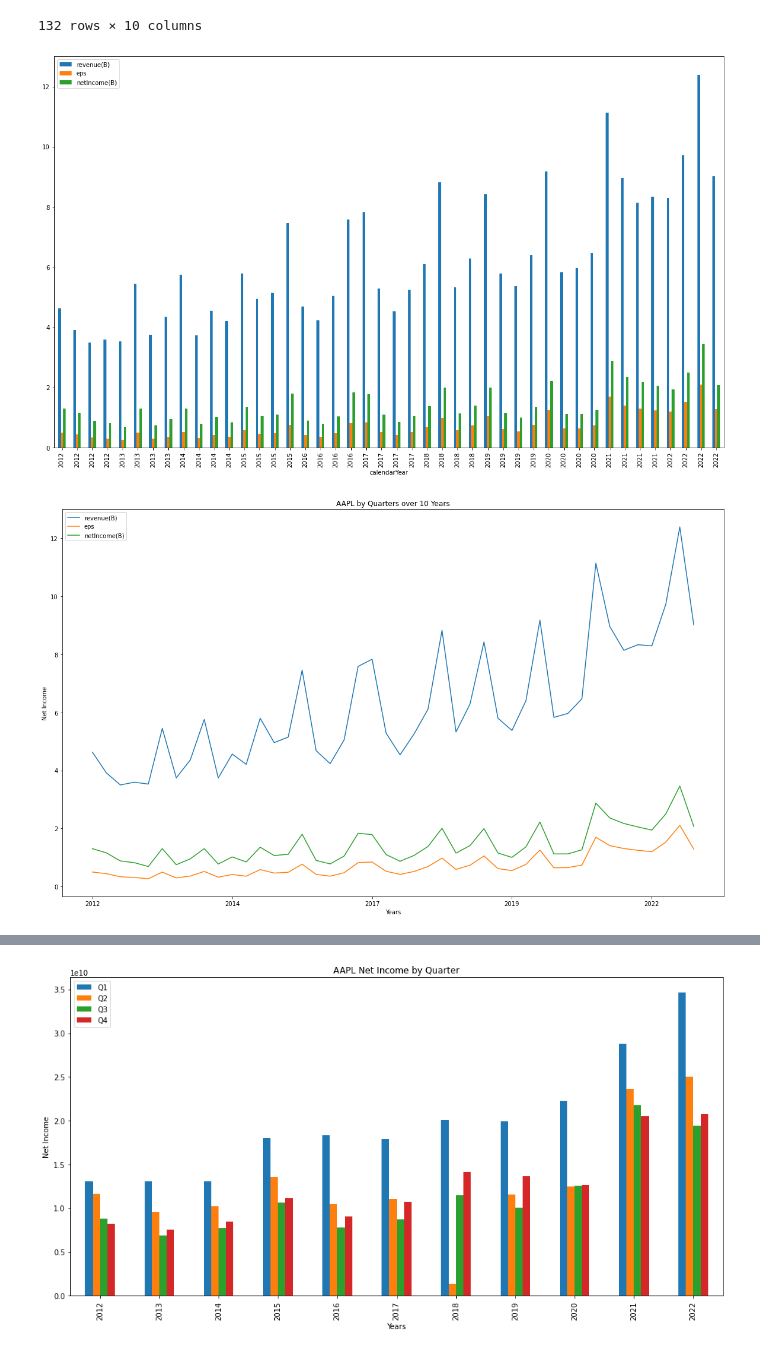
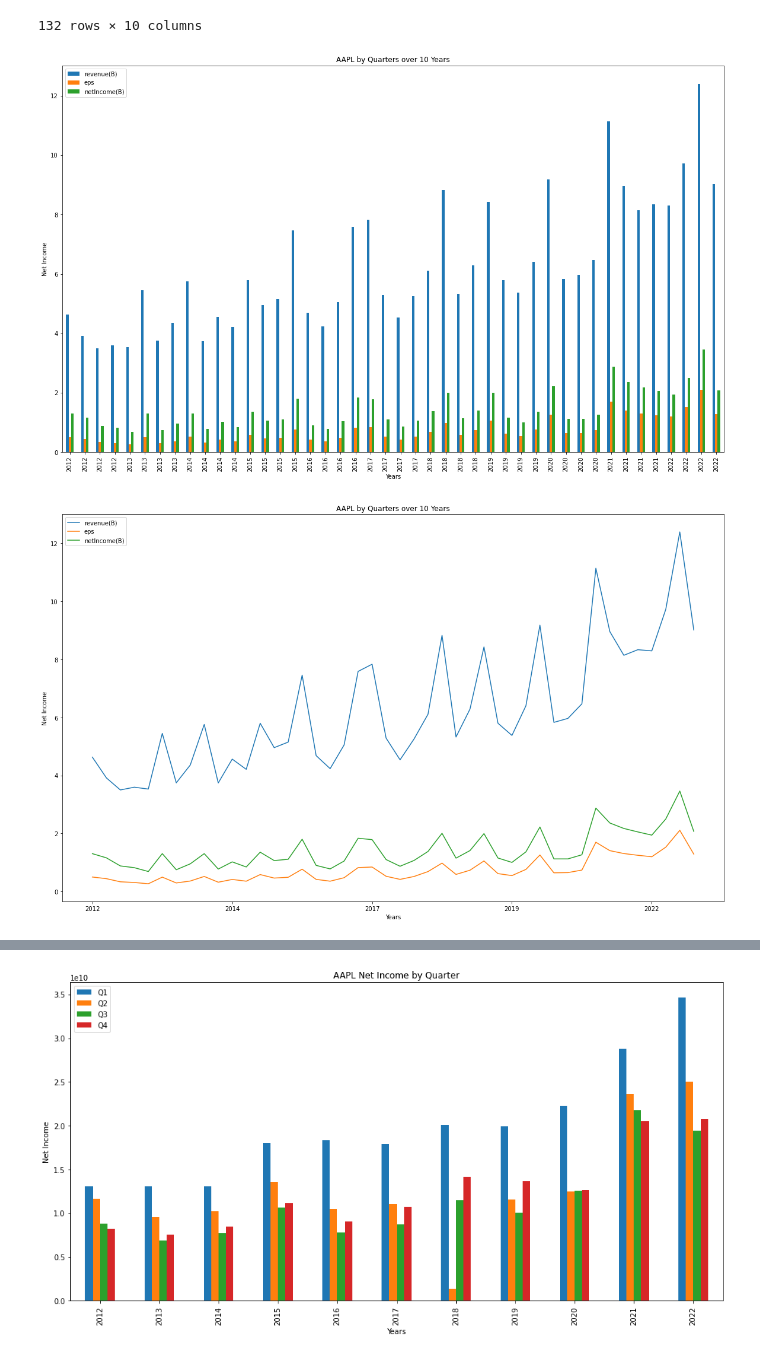
Before and after one commit to lyndsaywylie/Project-1, a Jupyter notebook: kim2.ipynb, the cells around one changed output, grey strips where cells are left out. Cells and saved outputs as stored; diff of their text form; code cells hidden in the pictures.

```diff
--- a/kim2.ipynb
+++ b/kim2.ipynb
@@ -140,13 +140,16 @@ clean_df["revenue(B)"] = clean_df['revenue'] / 10e9
 clean_df["netIncome(B)"] = clean_df['netIncome'] / 10e9
 # %%
 clean_df.loc[clean_df["symbol"] == "AAPL"].plot("calendarYear", ['revenue(B)', 'eps', 'netIncome(B)'], kind= 'bar', figsize=(20,12))
+plt.title("AAPL by Quarters over 10 Years")
+plt.xlabel("Years")
+plt.ylabel("Net Income")
 clean_df.loc[clean_df["symbol"] == "AAPL"].plot("calendarYear", ['revenue(B)', 'eps', 'netIncome(B)'], kind= 'line', figsize=(20,12))
 plt.title("AAPL by Quarters over 10 Years")
 plt.xlabel("Years")
 plt.ylabel("Net Income")
 plt.show()
 # %% [output]
-[figure, old version]
+[figure, new version]
 [figure]
 # %%
 clean_df.loc[clean_df["symbol"] == "GOOG"].plot("calendarYear", ['revenue(B)', 'eps', 'netIncome(B)'], kind= 'bar', figsize=(20,12))
```
Also changed, not shown: parts of 2 cells of this notebook, 1 other file.
